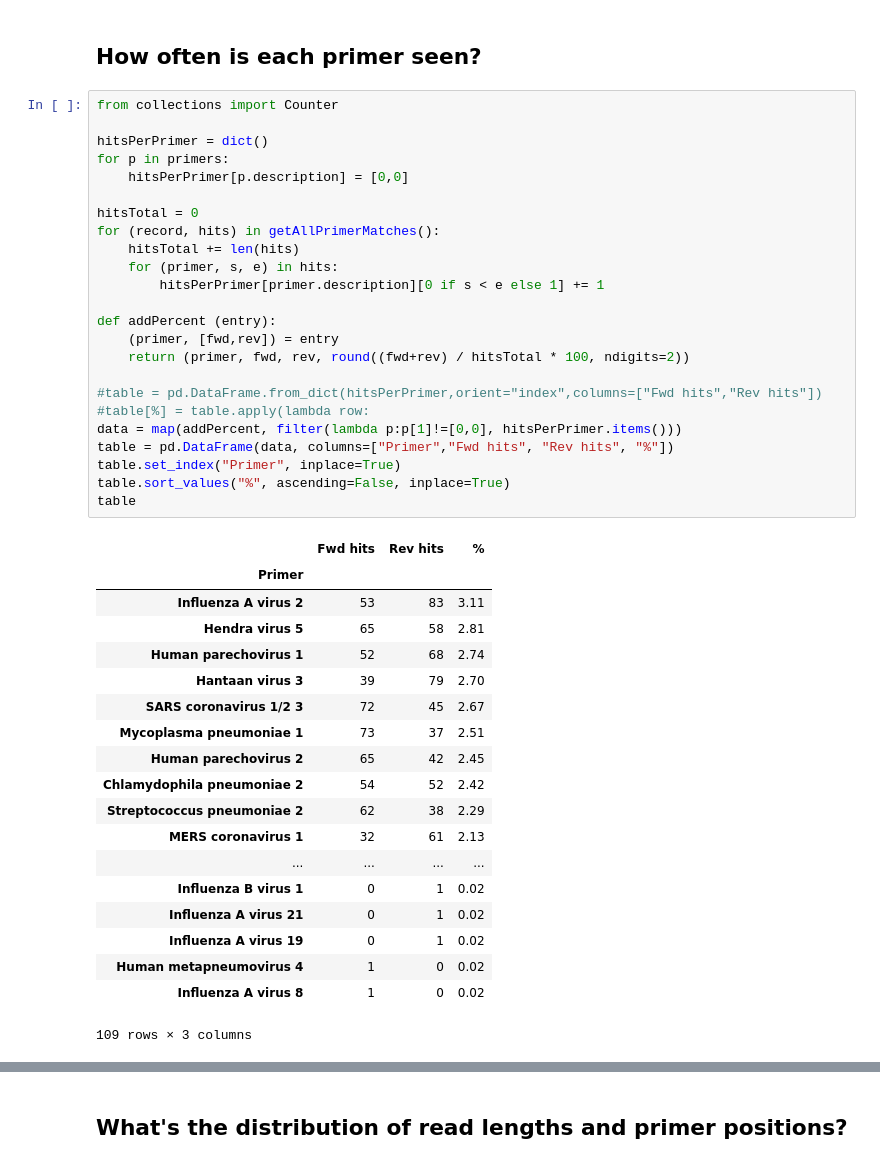
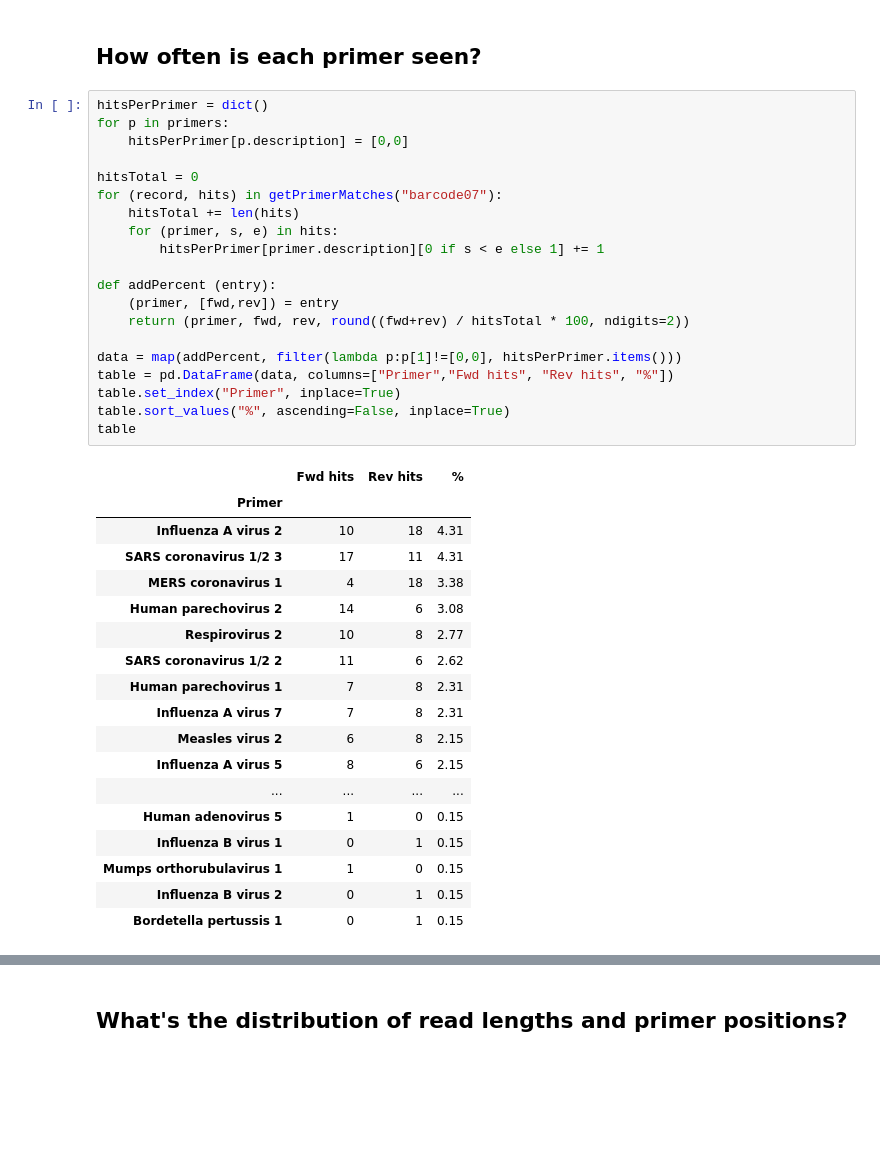
Before and after one commit to RByers/RespiCov-analyze, a Jupyter notebook: AnalyzeRespiCov.ipynb, the cells around one changed output, grey strips where cells are left out. Cells and saved outputs as stored; diff of their text form; blank space fills up the shorter version.

```diff
--- a/AnalyzeRespiCov.ipynb
+++ b/AnalyzeRespiCov.ipynb
@@ -77,46 +77,41 @@ table
 # %% [markdown]
 ## How often is each primer seen?
 # %%
-from collections import Counter
-
 hitsPerPrimer = dict()
 for p in primers:
     hitsPerPrimer[p.description] = [0,0]
 
 hitsTotal = 0
-for (record, hits) in getAllPrimerMatches():
+for (record, hits) in getPrimerMatches("barcode07"):
     hitsTotal += len(hits)
     for (primer, s, e) in hits:
         hitsPerPrimer[primer.description][0 if s < e else 1] += 1
 
 def addPercent (entry):
     (primer, [fwd,rev]) = entry
     return (primer, fwd, rev, round((fwd+rev) / hitsTotal * 100, ndigits=2))
 
-#table = pd.DataFrame.from_dict(hitsPerPrimer,orient="index",columns=["Fwd hits","Rev hits"])
-#table[%] = table.apply(lambda row:
 data = map(addPercent, filter(lambda p:p[1]!=[0,0], hitsPerPrimer.items()))
 table = pd.DataFrame(data, columns=["Primer","Fwd hits", "Rev hits", "%"])
 table.set_index("Primer", inplace=True)
 table.sort_values("%", ascending=False, inplace=True)
 table
 # %% [output]
 |  | Fwd hits | Rev hits | % |
 | Primer |  |  |  |
-| Influenza A virus 2 | 53 | 83 | 3.11 |
-| Hendra virus 5 | 65 | 58 | 2.81 |
-| Human parechovirus 1 | 52 | 68 | 2.74 |
-| Hantaan virus 3 | 39 | 79 | 2.70 |
-| SARS coronavirus 1/2 3 | 72 | 45 | 2.67 |
-| Mycoplasma pneumoniae 1 | 73 | 37 | 2.51 |
-| Human parechovirus 2 | 65 | 42 | 2.45 |
-| Chlamydophila pneumoniae 2 | 54 | 52 | 2.42 |
-| Streptococcus pneumoniae 2 | 62 | 38 | 2.29 |
-| MERS coronavirus 1 | 32 | 61 | 2.13 |
+| Influenza A virus 2 | 10 | 18 | 4.31 |
+| SARS coronavirus 1/2 3 | 17 | 11 | 4.31 |
+| MERS coronavirus 1 | 4 | 18 | 3.38 |
+| Human parechovirus 2 | 14 | 6 | 3.08 |
+| Respirovirus 2 | 10 | 8 | 2.77 |
+| SARS coronavirus 1/2 2 | 11 | 6 | 2.62 |
+| Human parechovirus 1 | 7 | 8 | 2.31 |
+| Influenza A virus 7 | 7 | 8 | 2.31 |
+| Measles virus 2 | 6 | 8 | 2.15 |
+| Influenza A virus 5 | 8 | 6 | 2.15 |
 | ... | ... | ... | ... |
-| Influenza B virus 1 | 0 | 1 | 0.02 |
-| Influenza A virus 21 | 0 | 1 | 0.02 |
-| Influenza A virus 19 | 0 | 1 | 0.02 |
-| Human metapneumovirus 4 | 1 | 0 | 0.02 |
-| Influenza A virus 8 | 1 | 0 | 0.02 |
+| Human adenovirus 5 | 1 | 0 | 0.15 |
+| Influenza B virus 1 | 0 | 1 | 0.15 |
+| Mumps orthorubulavirus 1 | 1 | 0 | 0.15 |
+| Influenza B virus 2 | 0 | 1 | 0.15 |
+| Bordetella pertussis 1 | 0 | 1 | 0.15 |
-109 rows × 3 columns
```
Also changed, not shown: parts of 5 cells of this notebook.
